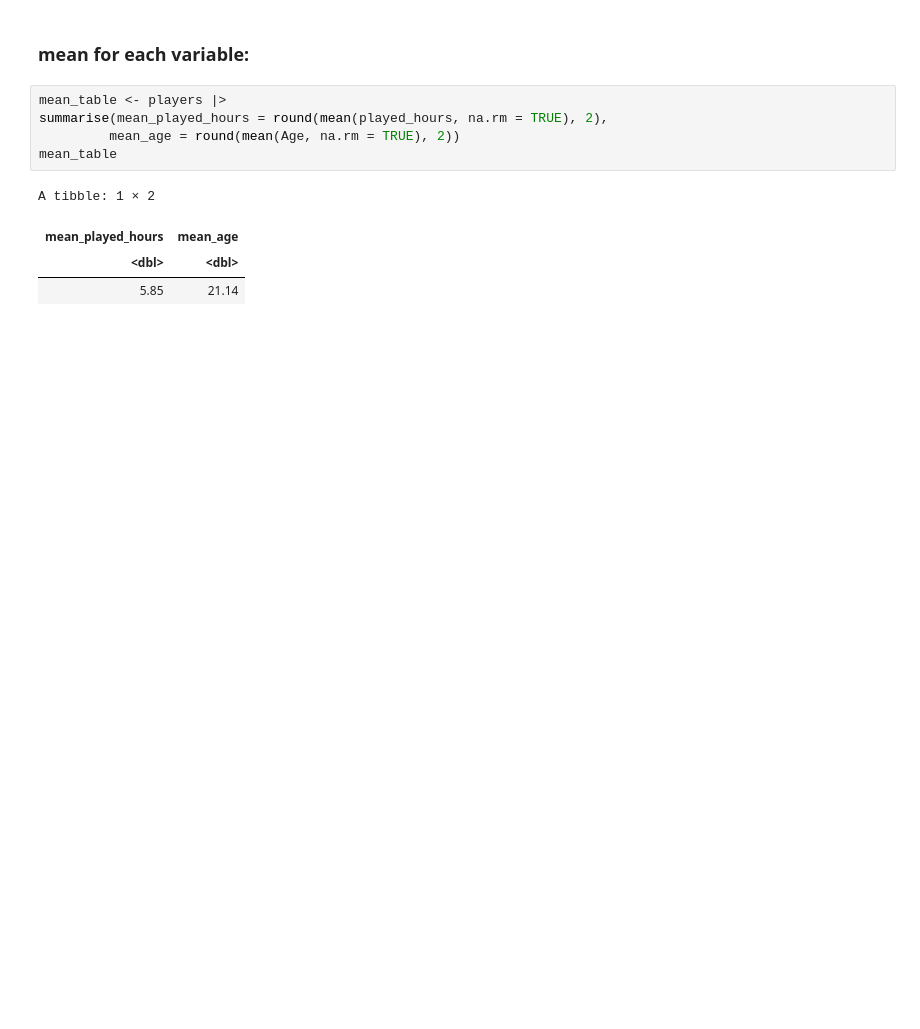
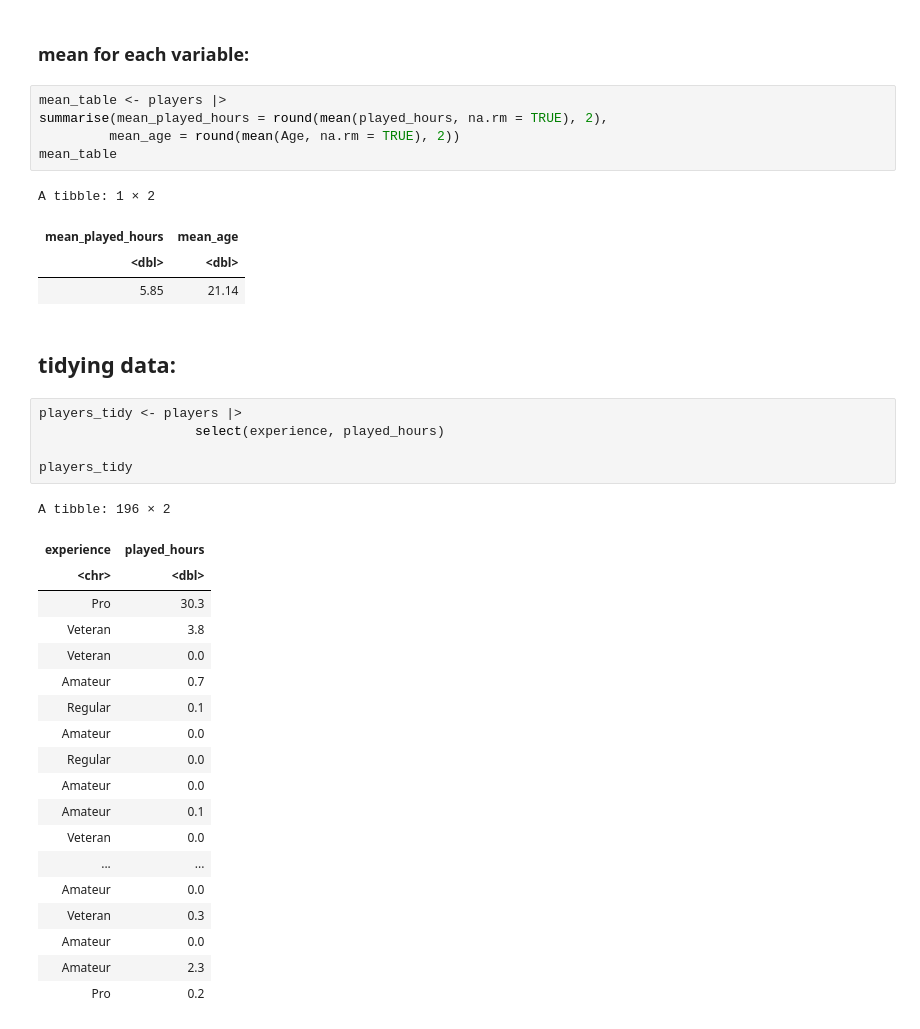
Before and after one commit to nihadmansurov-creator/DSCI-100, a Jupyter notebook: Project_main.ipynb, the cells around one changed output. Cells and saved outputs as stored; diff of their text form; blank space fills up the shorter version.

```diff
--- a/Project_main.ipynb
+++ b/Project_main.ipynb
@@ -122,3 +111,30 @@ A tibble: 1 × 2
 | mean_played_hours | mean_age |
 | <dbl> | <dbl> |
 | 5.85 | 21.14 |
+# %% [markdown]
+## tidying data:
+# %%
+players_tidy <- players |>
+                    select(experience, played_hours)
+
+players_tidy
+# %% [output]
+A tibble: 196 × 2
+| experience | played_hours |
+| <chr> | <dbl> |
+| Pro | 30.3 |
+| Veteran | 3.8 |
+| Veteran | 0.0 |
+| Amateur | 0.7 |
+| Regular | 0.1 |
+| Amateur | 0.0 |
+| Regular | 0.0 |
+| Amateur | 0.0 |
+| Amateur | 0.1 |
+| Veteran | 0.0 |
+| ... | ... |
+| Amateur | 0.0 |
+| Veteran | 0.3 |
+| Amateur | 0.0 |
+| Amateur | 2.3 |
+| Pro | 0.2 |
```
Also changed, not shown: parts of 13 cells of this notebook.
